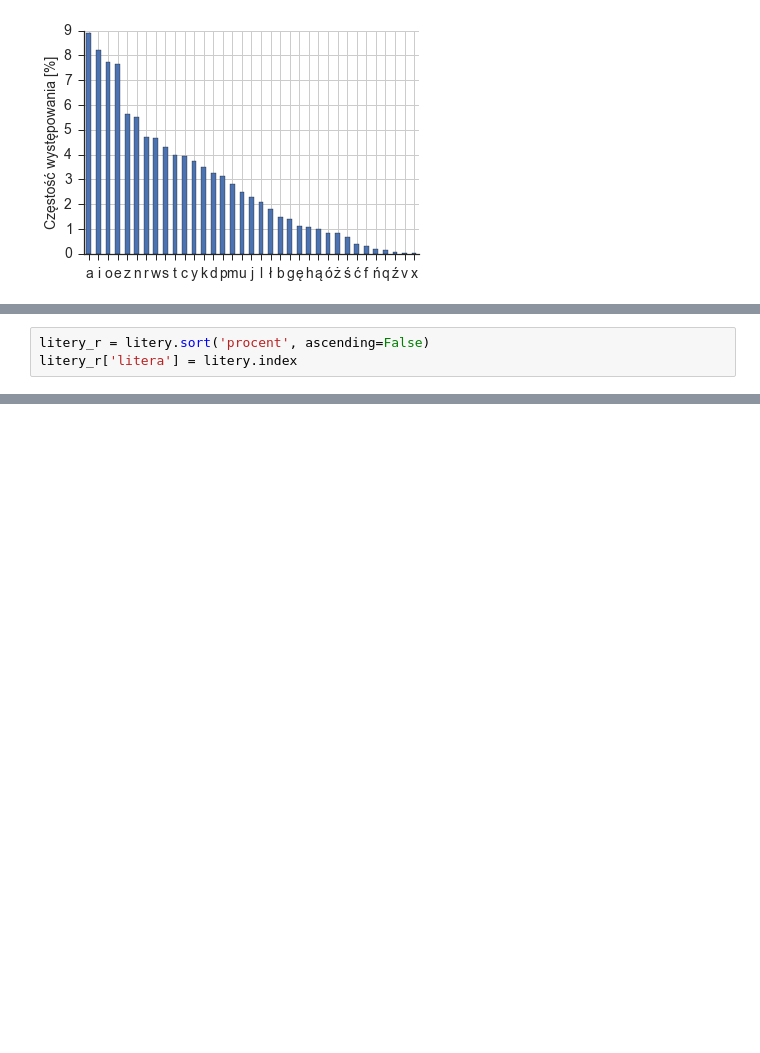
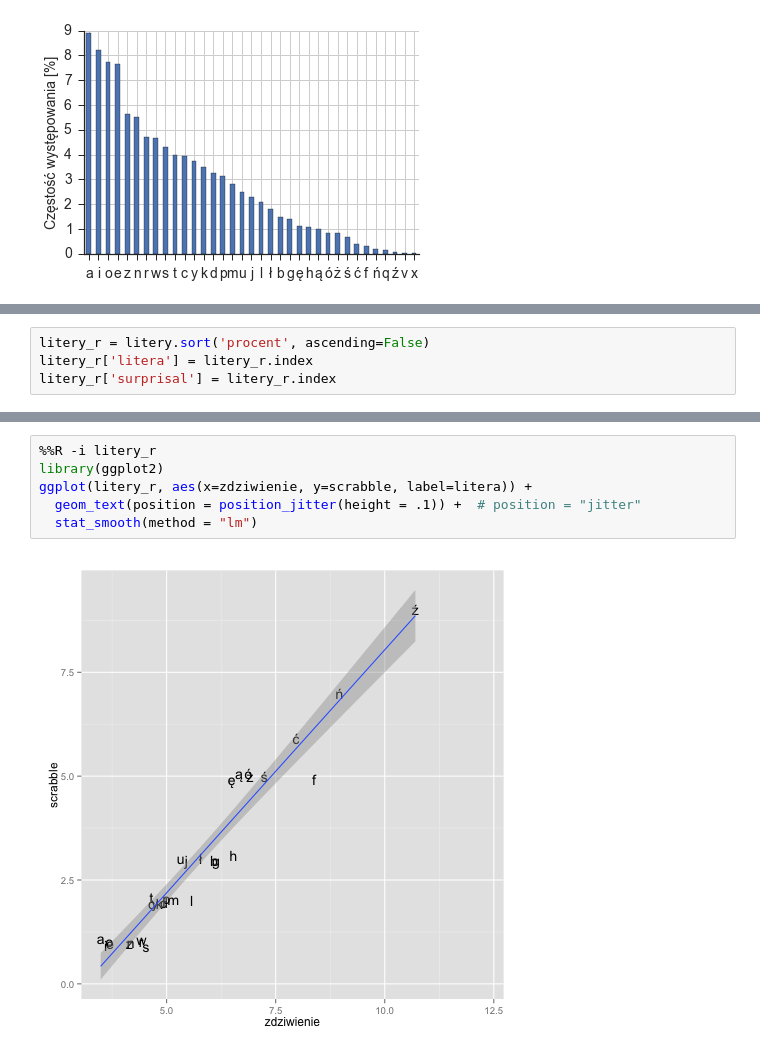
Before and after one commit to stared/delta-entropia, a Jupyter notebook: entropia.ipynb, the cells around one changed output, grey strips where cells are left out. Saved outputs shown, nothing was run; the diff lists cells and outputs as text; blank space fills up the shorter version.

```diff
--- a/entropia.ipynb
+++ b/entropia.ipynb
@@ -90,6 +115,7 @@ sns.despine()
 # %%
 litery_r = litery.sort('procent', ascending=False)
-litery_r['litera'] = litery.index
+litery_r['litera'] = litery_r.index
+litery_r['surprisal'] = litery_r.index
 # %%
 %%R -i litery_r
 library(ggplot2)
@@ -99 +124,9 @@ Error: stat_bin requires the following missing aesthetics: x
 [figure]
+# %%
+%%R -i litery_r
+library(ggplot2)
+ggplot(litery_r, aes(x=zdziwienie, y=scrabble, label=litera)) +
+  geom_text(position = position_jitter(height = .1)) +  # position = "jitter"
+  stat_smooth(method = "lm")
+# %% [output]
+[figure, added]
```
Also changed, not shown: parts of 5 cells of this notebook.
